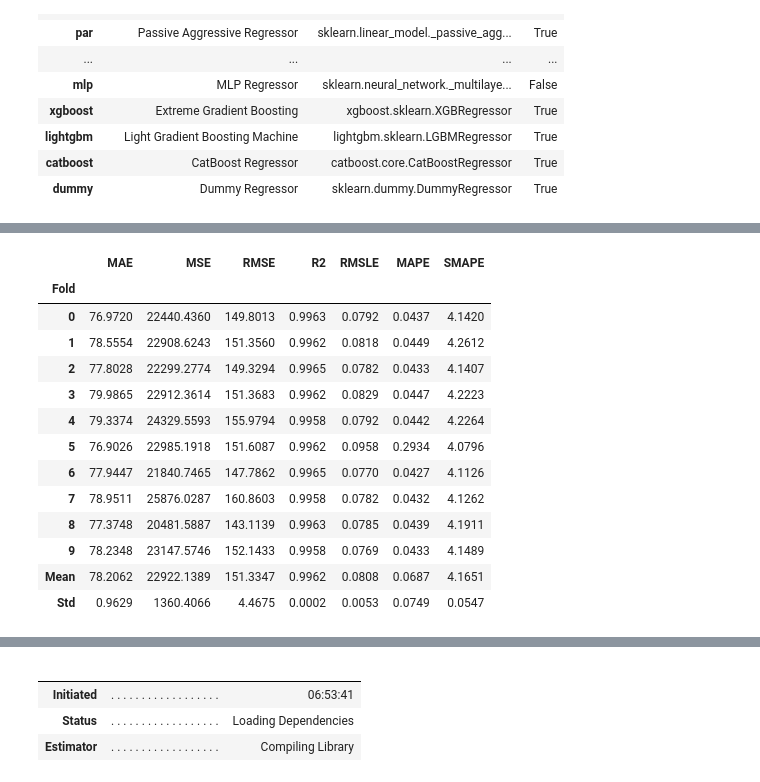
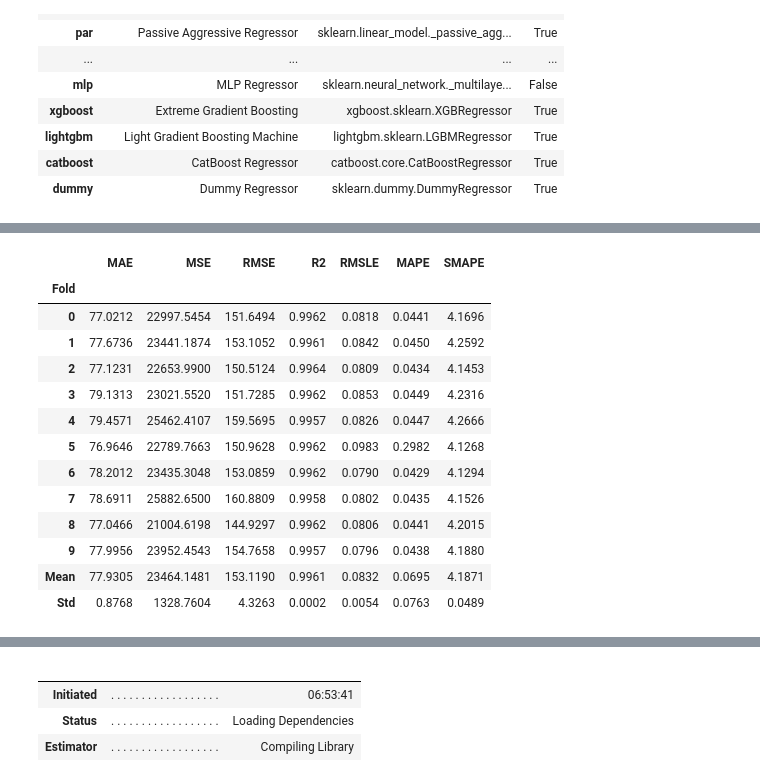
Before and after one commit to jhkang0516/Mogakso, a Jupyter notebook: 데이콘 전력 예측/elecpred.ipynb, the cells around one changed output, grey strips where cells are left out. Drawn from its saved outputs; the diff is of its cells as text; code cells hidden in the pictures.

```diff
--- a/데이콘 전력 예측/elecpred.ipynb
+++ b/데이콘 전력 예측/elecpred.ipynb
@@ -811,24 +774,24 @@ models()
 | catboost | CatBoost Regressor | catboost.core.CatBoostRegressor | True |
 | dummy | Dummy Regressor | sklearn.dummy.DummyRegressor | True |
 # %%
-et = create_model('et', fold-10)
+et = create_model('et', fold=10)
 total_models.append(et)
 # %% [output]
 [interactive output not drawn]
 |  | MAE | MSE | RMSE | R2 | RMSLE | MAPE | SMAPE |
 | Fold |  |  |  |  |  |  |  |
-| 0 | 76.9720 | 22440.4360 | 149.8013 | 0.9963 | 0.0792 | 0.0437 | 4.1420 |
-| 1 | 78.5554 | 22908.6243 | 151.3560 | 0.9962 | 0.0818 | 0.0449 | 4.2612 |
-| 2 | 77.8028 | 22299.2774 | 149.3294 | 0.9965 | 0.0782 | 0.0433 | 4.1407 |
-| 3 | 79.9865 | 22912.3614 | 151.3683 | 0.9962 | 0.0829 | 0.0447 | 4.2223 |
-| 4 | 79.3374 | 24329.5593 | 155.9794 | 0.9958 | 0.0792 | 0.0442 | 4.2264 |
-| 5 | 76.9026 | 22985.1918 | 151.6087 | 0.9962 | 0.0958 | 0.2934 | 4.0796 |
-| 6 | 77.9447 | 21840.7465 | 147.7862 | 0.9965 | 0.0770 | 0.0427 | 4.1126 |
-| 7 | 78.9511 | 25876.0287 | 160.8603 | 0.9958 | 0.0782 | 0.0432 | 4.1262 |
-| 8 | 77.3748 | 20481.5887 | 143.1139 | 0.9963 | 0.0785 | 0.0439 | 4.1911 |
-| 9 | 78.2348 | 23147.5746 | 152.1433 | 0.9958 | 0.0769 | 0.0433 | 4.1489 |
-| Mean | 78.2062 | 22922.1389 | 151.3347 | 0.9962 | 0.0808 | 0.0687 | 4.1651 |
-| Std | 0.9629 | 1360.4066 | 4.4675 | 0.0002 | 0.0053 | 0.0749 | 0.0547 |
+| 0 | 77.0212 | 22997.5454 | 151.6494 | 0.9962 | 0.0818 | 0.0441 | 4.1696 |
+| 1 | 77.6736 | 23441.1874 | 153.1052 | 0.9961 | 0.0842 | 0.0450 | 4.2592 |
+| 2 | 77.1231 | 22653.9900 | 150.5124 | 0.9964 | 0.0809 | 0.0434 | 4.1453 |
+| 3 | 79.1313 | 23021.5520 | 151.7285 | 0.9962 | 0.0853 | 0.0449 | 4.2316 |
+| 4 | 79.4571 | 25462.4107 | 159.5695 | 0.9957 | 0.0826 | 0.0447 | 4.2666 |
+| 5 | 76.9646 | 22789.7663 | 150.9628 | 0.9962 | 0.0983 | 0.2982 | 4.1268 |
+| 6 | 78.2012 | 23435.3048 | 153.0859 | 0.9962 | 0.0790 | 0.0429 | 4.1294 |
+| 7 | 78.6911 | 25882.6500 | 160.8809 | 0.9958 | 0.0802 | 0.0435 | 4.1526 |
+| 8 | 77.0466 | 21004.6198 | 144.9297 | 0.9962 | 0.0806 | 0.0441 | 4.2015 |
+| 9 | 77.9956 | 23952.4543 | 154.7658 | 0.9957 | 0.0796 | 0.0438 | 4.1880 |
+| Mean | 77.9305 | 23464.1481 | 153.1190 | 0.9961 | 0.0832 | 0.0695 | 4.1871 |
+| Std | 0.8768 | 1328.7604 | 4.3263 | 0.0002 | 0.0054 | 0.0763 | 0.0489 |
 # %%
 rf = create_model('rf', fold = 10)
 total_models.append(rf)
```
Also changed, not shown: parts of 18 cells of this notebook, 6 other files.
